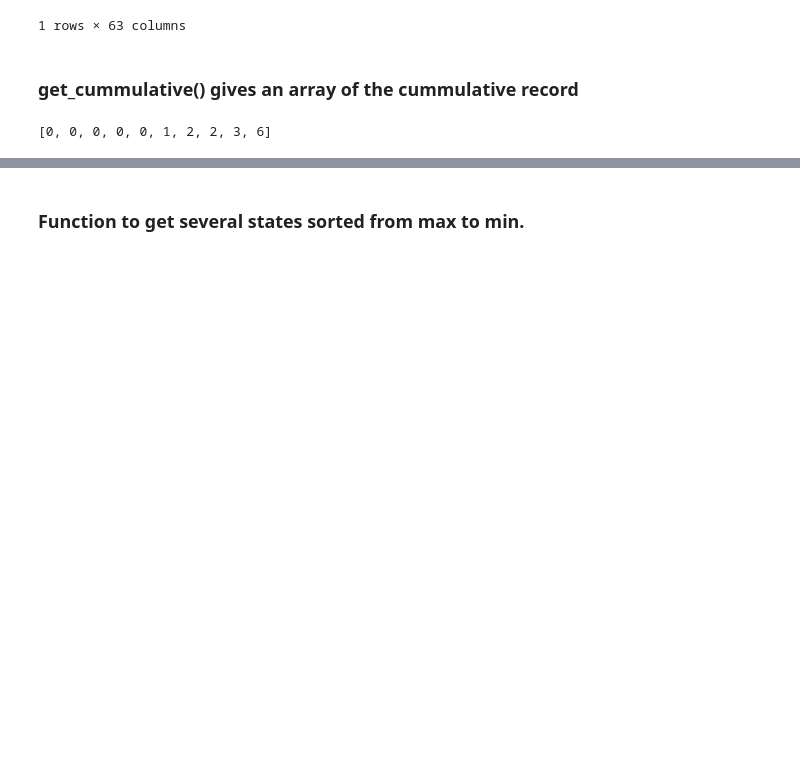
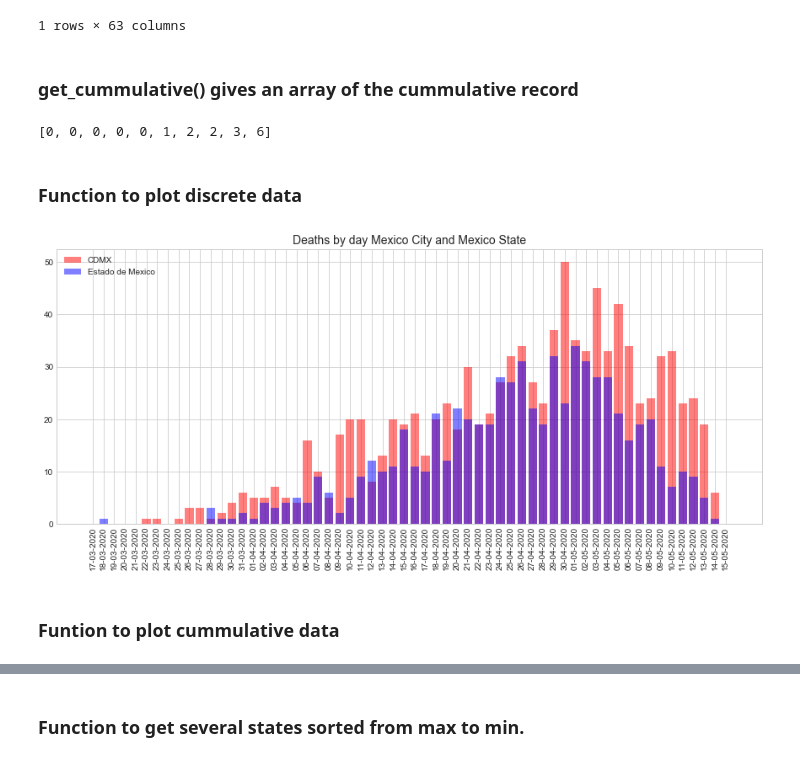
Before and after one commit to mesielepush/Covid19-Mexico-Data-Analysis-Jupyter-Notebook, a Jupyter notebook: MexicoCovidDescriptiveGeneral.ipynb, the cells around one changed output, grey strips where cells are left out. Saved outputs shown, nothing was run; the diff lists cells and outputs as text; code cells hidden in the pictures; blank space fills up the shorter version.

```diff
--- a/MexicoCovidDescriptiveGeneral.ipynb
+++ b/MexicoCovidDescriptiveGeneral.ipynb
@@ -76,3 +78,6 @@ discrete_mexico_city_deaths.head()
 cummulative_mexico_city_deaths[:10]
 # %% [output]
 [0, 0, 0, 0, 0, 1, 2, 2, 3, 6]
+# %% [markdown]
+
+### Function to plot discrete data
@@ -78,0 +108,10 @@ cummulative_mexico_city_deaths[:10]
+# %%
+plot_discrete(data = [get_discrete('DISTRITO FEDERAL',deaths),
+                      get_discrete('MEXICO',deaths)],
+              names =['CDMX','Estado de Mexico'],
+              colors=['r','b'],
+              title='Deaths by day Mexico City and Mexico State')
+# %% [output]
+[figure, added]
+# %% [markdown]
+### Funtion to plot cummulative data
```
Also changed, not shown: parts of 15 cells of this notebook, 1 other file.
